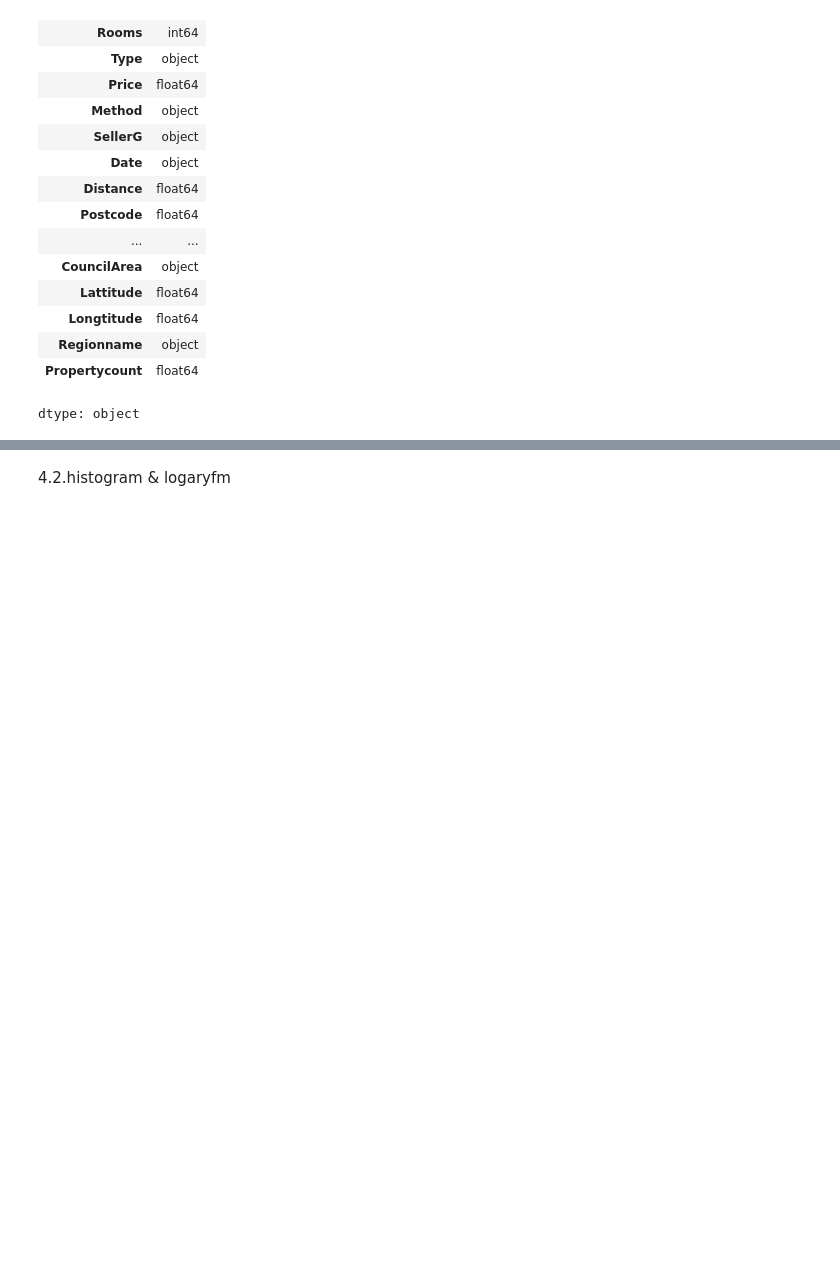
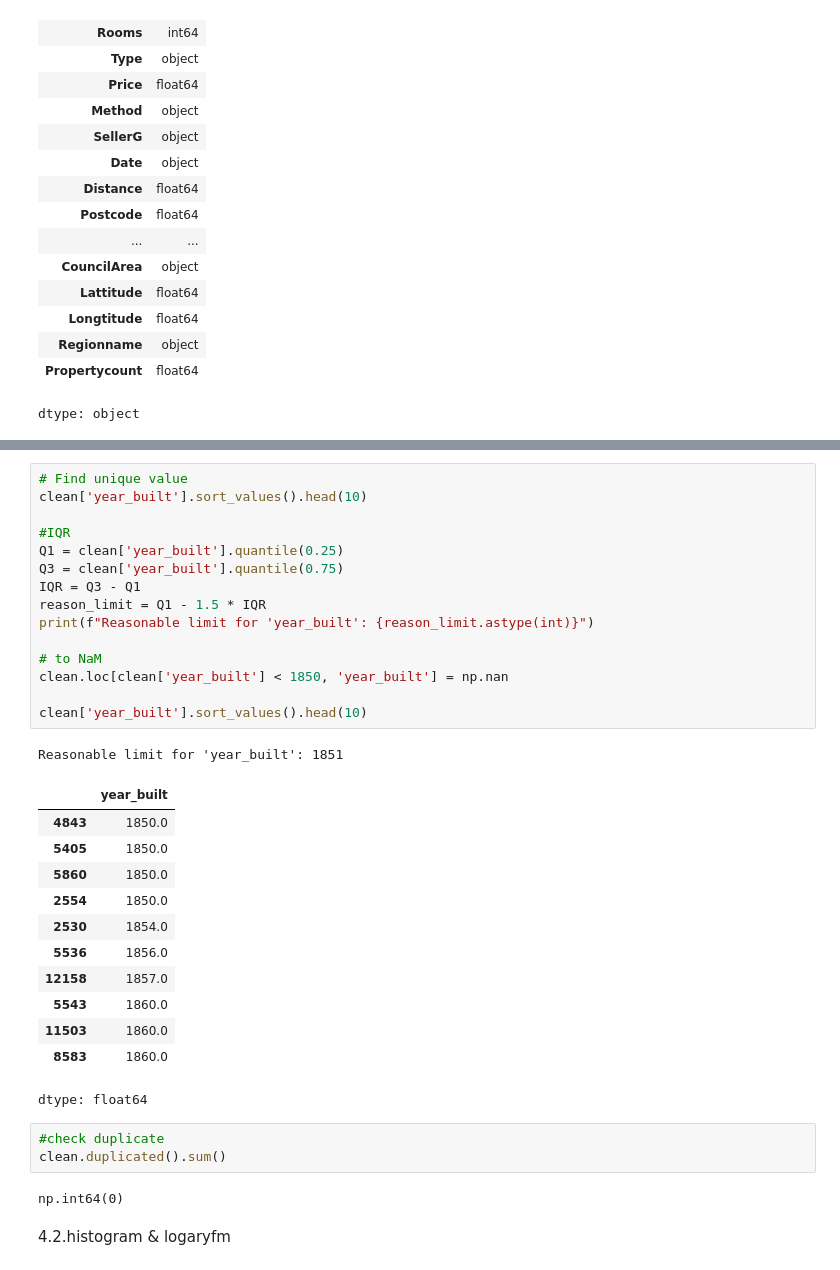
Before and after one commit to NadiiaIvashchuk/melbourne-housing-project, a Jupyter notebook: notebooks/melbourne_housing_project.ipynb, the cells around one changed output, grey strips where cells are left out. Saved outputs shown, nothing was run; the diff lists cells and outputs as text; blank space fills up the shorter version.

```diff
--- a/notebooks/melbourne_housing_project.ipynb
+++ b/notebooks/melbourne_housing_project.ipynb
@@ -107,3 +190,37 @@ df.describe()
+# %%
+# Find unique value
+clean['year_built'].sort_values().head(10)
+
+#IQR
+Q1 = clean['year_built'].quantile(0.25)
+Q3 = clean['year_built'].quantile(0.75)
+IQR = Q3 - Q1
+reason_limit = Q1 - 1.5 * IQR
+print(f"Reasonable limit for 'year_built': {reason_limit.astype(int)}")
+
+# to NaM
+clean.loc[clean['year_built'] < 1850, 'year_built'] = np.nan
+
+clean['year_built'].sort_values().head(10)
+# %% [output]
+Reasonable limit for 'year_built': 1851
+|  | year_built |
+| 4843 | 1850.0 |
+| 5405 | 1850.0 |
+| 5860 | 1850.0 |
+| 2554 | 1850.0 |
+| 2530 | 1854.0 |
+| 5536 | 1856.0 |
+| 12158 | 1857.0 |
+| 5543 | 1860.0 |
+| 11503 | 1860.0 |
+| 8583 | 1860.0 |
+dtype: float64
+# %%
+#check duplicate
+clean.duplicated().sum()
+# %% [output]
+np.int64(0)
 # %% [markdown]
 4.2.histogram & logaryfm
 # %%
```
Also changed, not shown: parts of 7 cells of this notebook.
